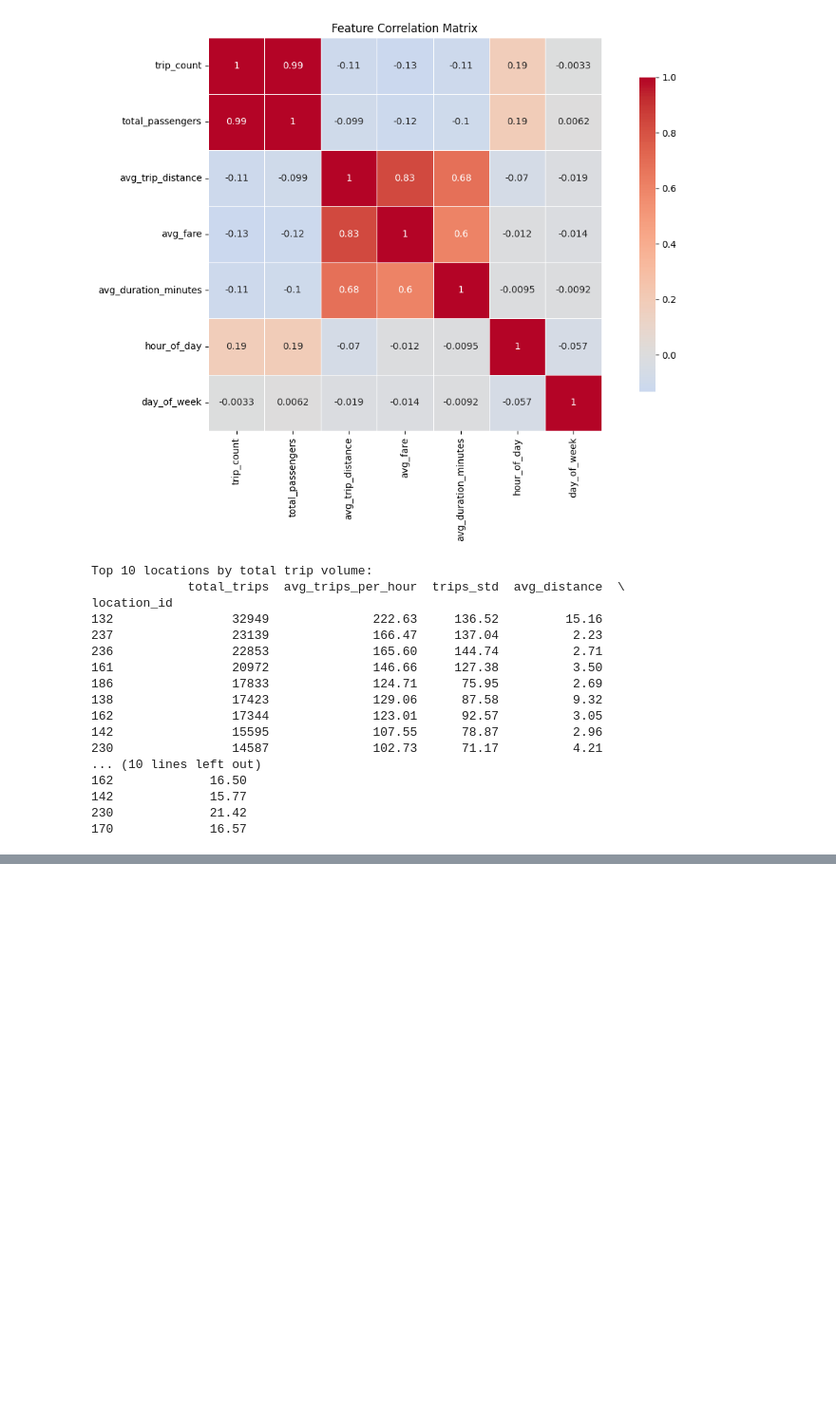
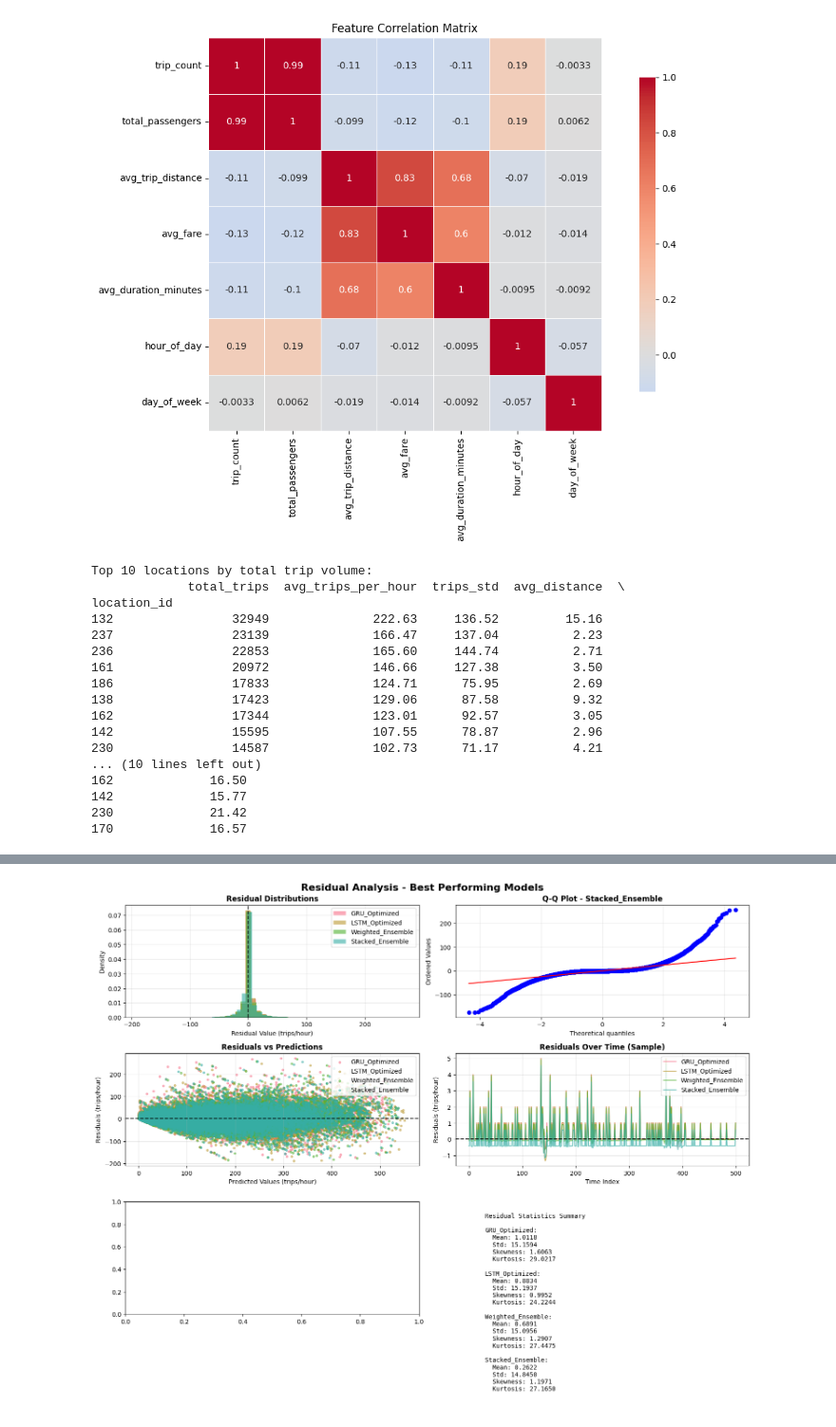
Before and after one commit to DarthMasamune/NYC-Taxi-Demand-Forecasting, a Jupyter notebook: NYC Taxi Forecasting.ipynb, the cells around one changed output, grey strips where cells are left out. Shown at 95% size. Drawn from its saved outputs; the diff is of its cells as text; code cells hidden in the pictures; blank space fills up the shorter version.

```diff
--- a/NYC Taxi Forecasting.ipynb
+++ b/NYC Taxi Forecasting.ipynb
@@ -305,0 +2695,20 @@ location_id
+# %%
+# Predict validation set for stacking
+stacked_val_preds = meta_learner.predict(X_meta_val)
+
+# Predict test set for stacking
+test_preds = []
+for name, model in best_models.items():
+    if 'RandomForest' in name:
+        test_pred = model.predict(sequence_data['X_test'].reshape(sequence_data['X_test'].shape[0], -1))
+    else:
+        test_pred = model.predict(sequence_data['X_test']).flatten()
+    test_preds.append(test_pred)
+
+# Stack test predictions
+X_meta_test = np.column_stack(test_preds)
+stacked_test_preds = meta_learner.predict(X_meta_test)
+
+# Evaluate stacked ensemble
+val_mae_stacked = np.mean(np.abs(stacked_val_preds - sequence_data['y_val']))
+test_mae_stacked = np.mean(np.abs(stacked_test_preds - sequence_data['y_test']))
@@ -305,0 +2869,78 @@ location_id
+# %%
+# Create subplots for residual analysis
+fig, axes = plt.subplots(3, 2, figsize=(15, 12))
+fig.suptitle('Residual Analysis - Best Performing Models', fontsize=16, fontweight='bold')
+
+# Select key models for detailed analysis
+key_models = ['GRU_Optimized', 'LSTM_Optimized', 'Weighted_Ensemble', 'Stacked_Ensemble']
+
+# Residual Distribution (Histograms)
+axes[0, 0].set_title('Residual Distributions', fontweight='bold')
+for name in key_models:
+    axes[0, 0].hist(residuals[name], alpha=0.6, bins=50, label=name, density=True)
+axes[0, 0].axvline(0, color='black', linestyle='--', alpha=0.8)
+axes[0, 0].set_xlabel('Residual Value (trips/hour)')
+axes[0, 0].set_ylabel('Density')
+axes[0, 0].legend()
+axes[0, 0].grid(True, alpha=0.3)
+
+# Q-Q Plot for Normality Check (Best Model)
+best_model_name = min(key_models, key=lambda x: np.mean(np.abs(residuals[x])))
+stats.probplot(residuals[best_model_name], dist="norm", plot=axes[0, 1])
+axes[0, 1].set_title(f'Q-Q Plot - {best_model_name}', fontweight='bold')
+axes[0, 1].grid(True, alpha=0.3)
+
+# Residuals vs Predictions (Heteroscedasticity Check)
+axes[1, 0].set_title('Residuals vs Predictions', fontweight='bold')
+for name in key_models:
+    axes[1, 0].scatter(model_predictions[name], residuals[name], alpha=0.5, s=10, label=name)
+axes[1, 0].axhline(0, color='black', linestyle='--', alpha=0.8)
+axes[1, 0].set_xlabel('Predicted Values (trips/hour)')
+axes[1, 0].set_ylabel('Residuals (trips/hour)')
+axes[1, 0].legend()
+axes[1, 0].grid(True, alpha=0.3)
+
+# Residuals Over Time (First 500 points for clarity)
+axes[1, 1].set_title('Residuals Over Time (Sample)', fontweight='bold')
+time_range = range(min(500, len(residuals[best_model_name])))
+for name in key_models:
+    axes[1, 1].plot(time_range, residuals[name][:len(time_range)], alpha=0.7, label=name)
+axes[1, 1].axhline(0, color='black', linestyle='--', alpha=0.8)
+axes[1, 1].set_xlabel('Time Index')
+axes[1, 1].set_ylabel('Residuals (trips/hour)')
+axes[1, 1].legend()
+axes[1, 1].grid(True, alpha=0.3)
+
+# 6. Residual Statistics Summary
+axes[2, 1].axis('off')
+stats_text = "Residual Statistics Summary\n\n"
+for name in key_models:
+    res = residuals[name]
+    mean_res = np.mean(res)
+    std_res = np.std(res)
+    skewness = stats.skew(res)
+    kurtosis = stats.kurtosis(res)
+    stats_text += f"{name}:\n"
+    stats_text += f"  Mean: {mean_res:.4f}\n"
+    stats_text += f"  Std: {std_res:.4f}\n"
+    stats_text += f"  Skewness: {skewness:.4f}\n"
+    stats_text += f"  Kurtosis: {kurtosis:.4f}\n\n"
+
+axes[2, 1].text(0.1, 0.9, stats_text, transform=axes[2, 1].transAxes,
+                fontsize=10, verticalalignment='top', fontfamily='monospace')
+
+plt.tight_layout()
+plt.show()
+
+# Print key insights
+print("\Residual Insights:")
+print("-" * 50)
+for name in key_models:
+    res = residuals[name]
+    mae = np.mean(np.abs(res))
+    rmse = np.sqrt(np.mean(res**2))
+    print(f"{name}:")
+    print(f"  MAE: {mae:.3f} | RMSE: {rmse:.3f}")
+    print(f"  Mean Bias: {np.mean(res):+.4f}")
+# %% [output]
+[figure, added]
```
Also changed, not shown: parts of 120 cells of this notebook.
